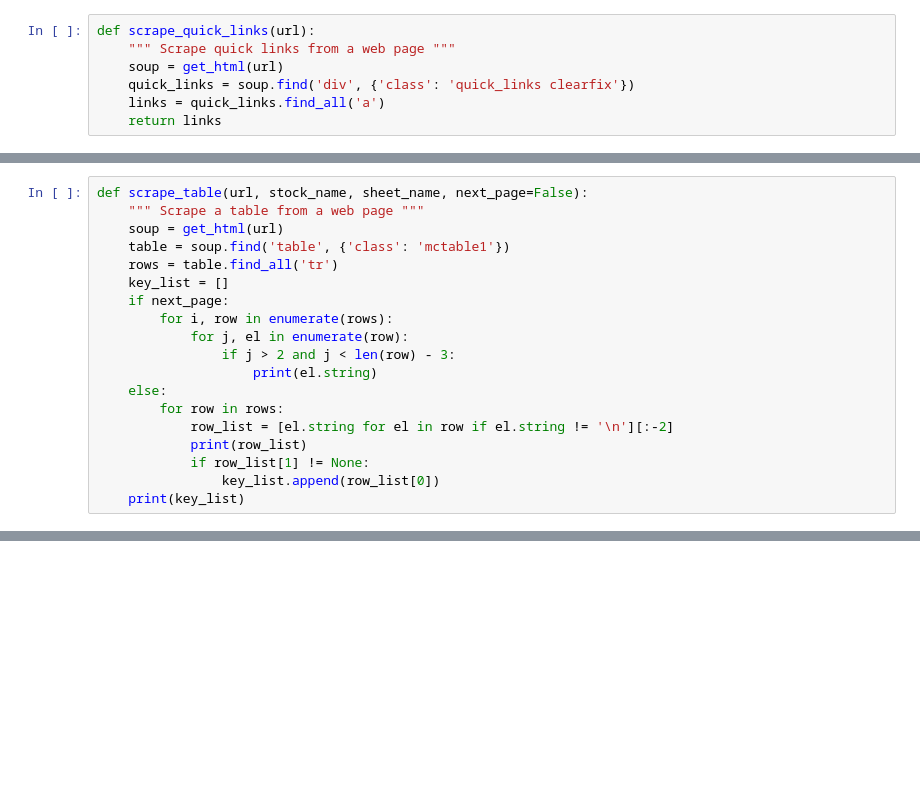
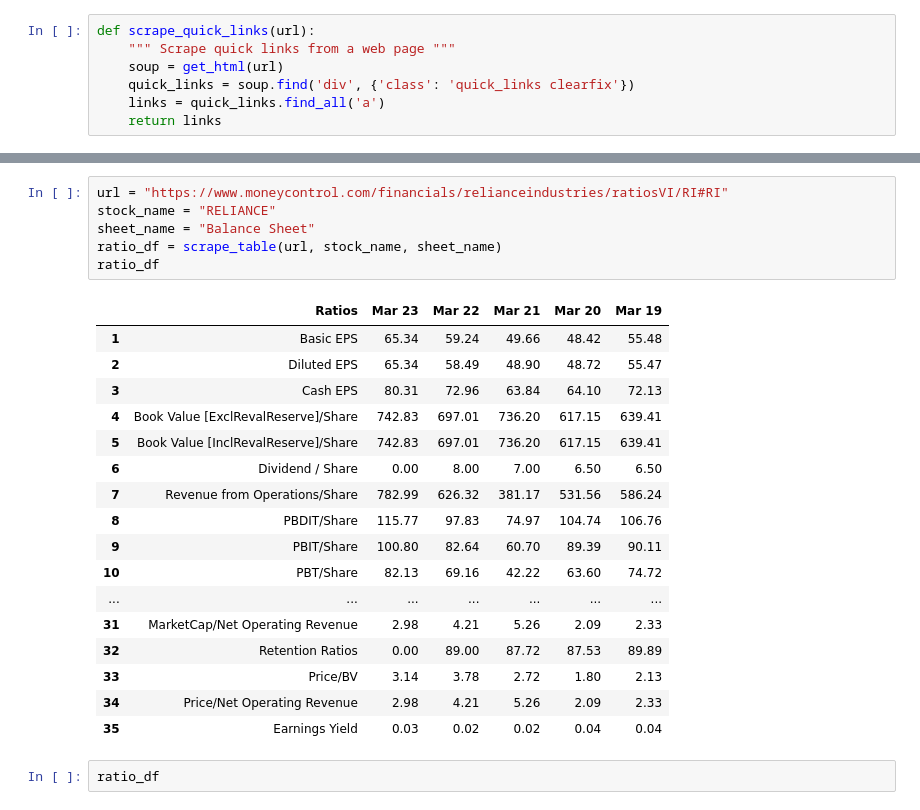
Before and after one commit to prp20/Financial_anayslis_using_python, a Jupyter notebook: Untitled.ipynb, the cells around one changed output, grey strips where cells are left out. Drawn from its saved outputs; the diff is of its cells as text; blank space fills up the shorter version.

Commit message:
Modified code to return a dataframe of ratios.

```diff
--- a/Untitled.ipynb
+++ b/Untitled.ipynb
@@ -135,19 +110,0 @@ Capital Structure
-# %%
-def scrape_table(url, stock_name, sheet_name, next_page=False):
-    """ Scrape a table from a web page """
-    soup = get_html(url)
-    table = soup.find('table', {'class': 'mctable1'})
-    rows = table.find_all('tr')
-    key_list = []
-    if next_page:
-        for i, row in enumerate(rows):
-            for j, el in enumerate(row):
-                if j > 2 and j < len(row) - 3:
-                    print(el.string)
-    else:
-        for row in rows:
-            row_list = [el.string for el in row if el.string != '\n'][:-2]
-            print(row_list)
-            if row_list[1] != None:
-                key_list.append(row_list[0])
-    print(key_list)
@@ -176,0 +160,26 @@ scrape_table(url, stock_name, sheet_name)
+# %%
+url = "https://www.moneycontrol.com/financials/relianceindustries/ratiosVI/RI#RI"
+stock_name = "RELIANCE"
+sheet_name = "Balance Sheet"
+ratio_df = scrape_table(url, stock_name, sheet_name)
+ratio_df
+# %% [output]
+|  | Ratios | Mar 23 | Mar 22 | Mar 21 | Mar 20 | Mar 19 |
+| 1 | Basic EPS | 65.34 | 59.24 | 49.66 | 48.42 | 55.48 |
+| 2 | Diluted EPS | 65.34 | 58.49 | 48.90 | 48.72 | 55.47 |
+| 3 | Cash EPS | 80.31 | 72.96 | 63.84 | 64.10 | 72.13 |
+| 4 | Book Value [ExclRevalReserve]/Share | 742.83 | 697.01 | 736.20 | 617.15 | 639.41 |
+| 5 | Book Value [InclRevalReserve]/Share | 742.83 | 697.01 | 736.20 | 617.15 | 639.41 |
+| 6 | Dividend / Share | 0.00 | 8.00 | 7.00 | 6.50 | 6.50 |
+| 7 | Revenue from Operations/Share | 782.99 | 626.32 | 381.17 | 531.56 | 586.24 |
+| 8 | PBDIT/Share | 115.77 | 97.83 | 74.97 | 104.74 | 106.76 |
+| 9 | PBIT/Share | 100.80 | 82.64 | 60.70 | 89.39 | 90.11 |
+| 10 | PBT/Share | 82.13 | 69.16 | 42.22 | 63.60 | 74.72 |
+| ... | ... | ... | ... | ... | ... | ... |
+| 31 | MarketCap/Net Operating Revenue | 2.98 | 4.21 | 5.26 | 2.09 | 2.33 |
+| 32 | Retention Ratios | 0.00 | 89.00 | 87.72 | 87.53 | 89.89 |
+| 33 | Price/BV | 3.14 | 3.78 | 2.72 | 1.80 | 2.13 |
+| 34 | Price/Net Operating Revenue | 2.98 | 4.21 | 5.26 | 2.09 | 2.33 |
+| 35 | Earnings Yield | 0.03 | 0.02 | 0.02 | 0.04 | 0.04 |
+# %%
+ratio_df
```
Also changed, not shown: parts of 6 cells of this notebook, 1 other file.
